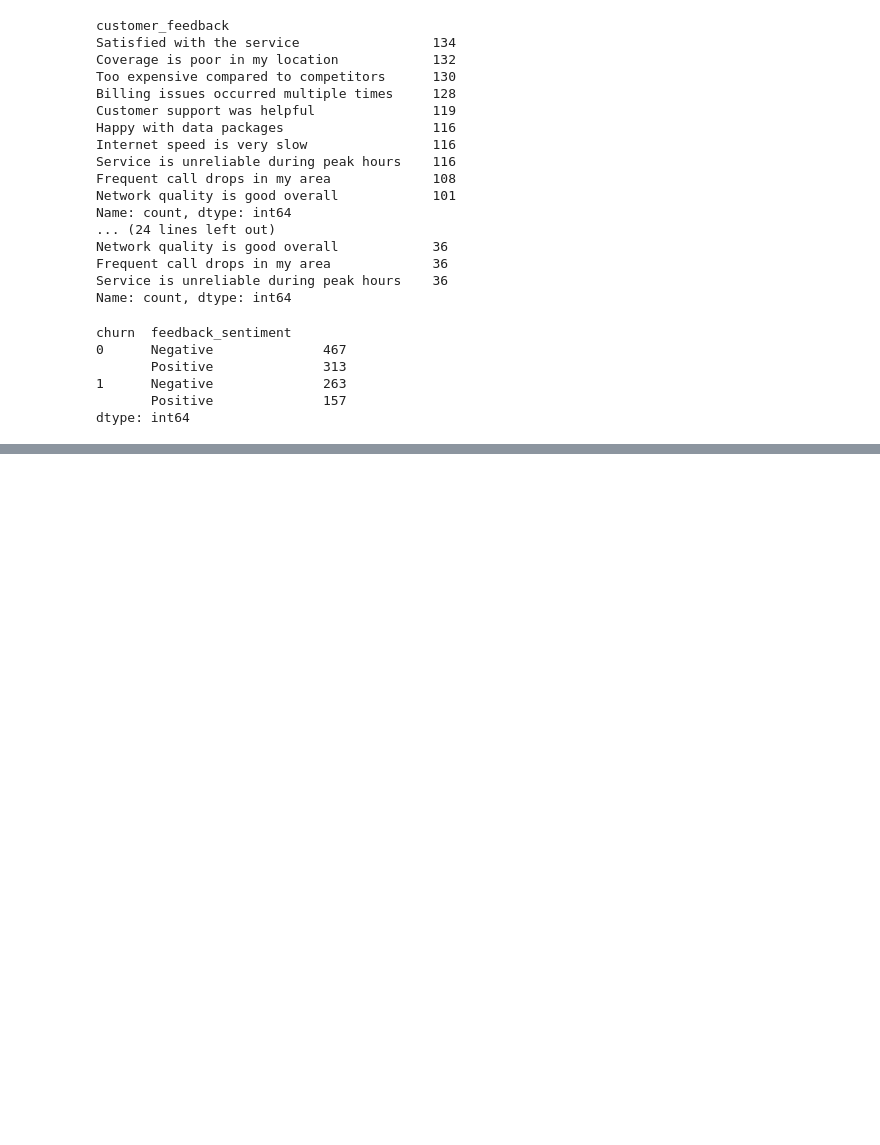
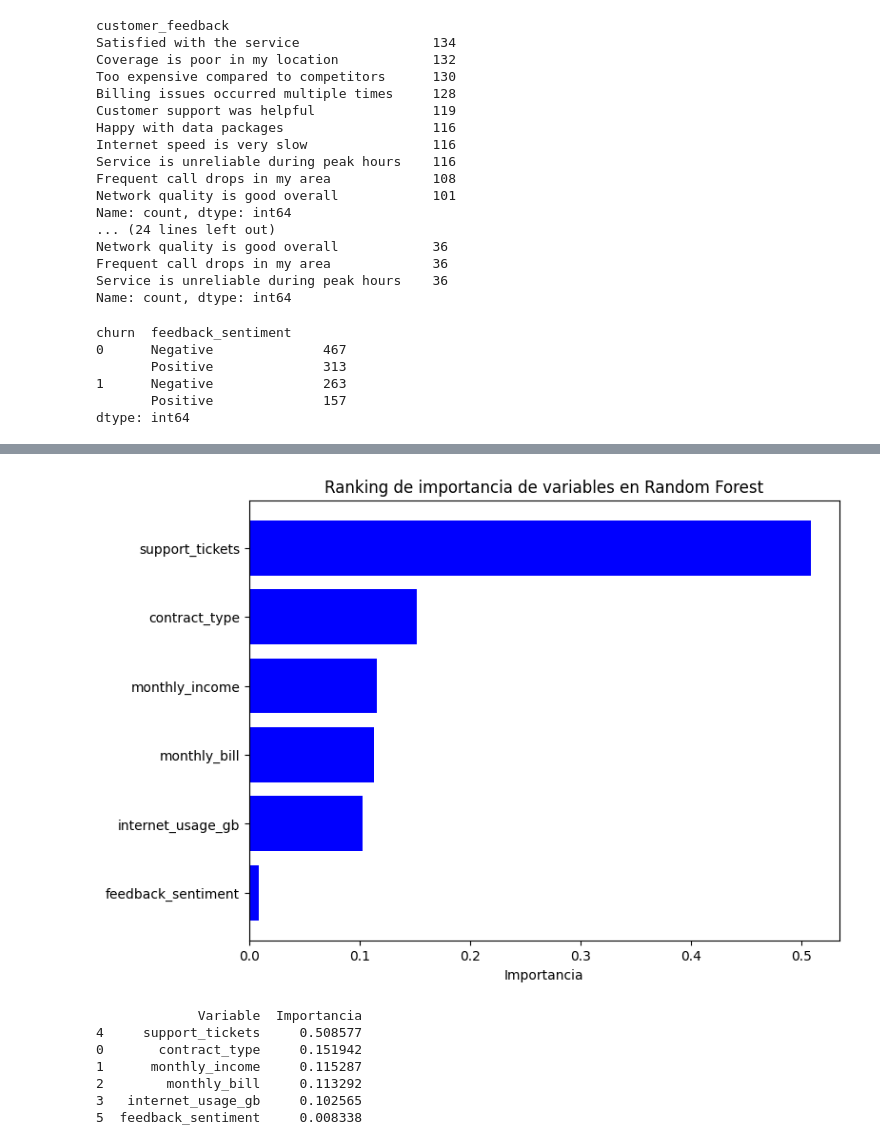
Before and after one commit to VictoriaGarcia2025/customer-churn-analysis, a Jupyter notebook: customer-churn-analysis/churn_project.ipynb, the cells around one changed output, grey strips where cells are left out. Cells and saved outputs as stored; diff of their text form; code cells hidden in the pictures; blank space fills up the shorter version.

```diff
--- a/customer-churn-analysis/churn_project.ipynb
+++ b/customer-churn-analysis/churn_project.ipynb
@@ -212,0 +349,33 @@ plt.show()
+# %%
+#=======================================
+# Ranking de importancia de variables en Random Forest
+#=======================================
+import pandas as pd
+import matplotlib.pyplot as plt
+
+# Crear DataFrame con variables e importancia
+importances = rf.feature_importances_
+features = X.columns
+df_importances = pd.DataFrame({"Variable": features, "Importancia": importances})
+
+# Ordenar de mayor a menor
+df_importances = df_importances.sort_values(by="Importancia", ascending=True)
+
+# Gráfico ordenado
+plt.figure(figsize=(8,6))
+plt.barh(df_importances["Variable"], df_importances["Importancia"], color="blue")
+plt.xlabel("Importancia")
+plt.title("Ranking de importancia de variables en Random Forest")
+plt.show()
+
+# Mostrar tabla ordenada
+print(df_importances.sort_values(by="Importancia", ascending=False))
+# %% [output]
+[figure, added]
+             Variable  Importancia
+4     support_tickets     0.508577
+0       contract_type     0.151942
+1      monthly_income     0.115287
+2        monthly_bill     0.113292
+3   internet_usage_gb     0.102565
+5  feedback_sentiment     0.008338
```
Also changed, not shown: parts of 4 cells of this notebook, 1 other file.
